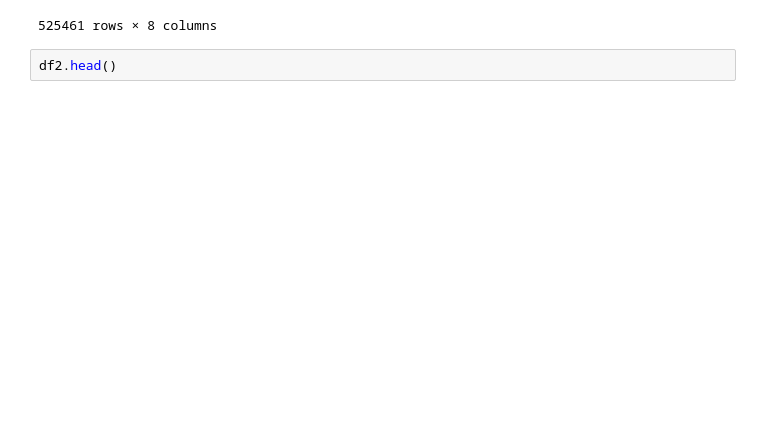
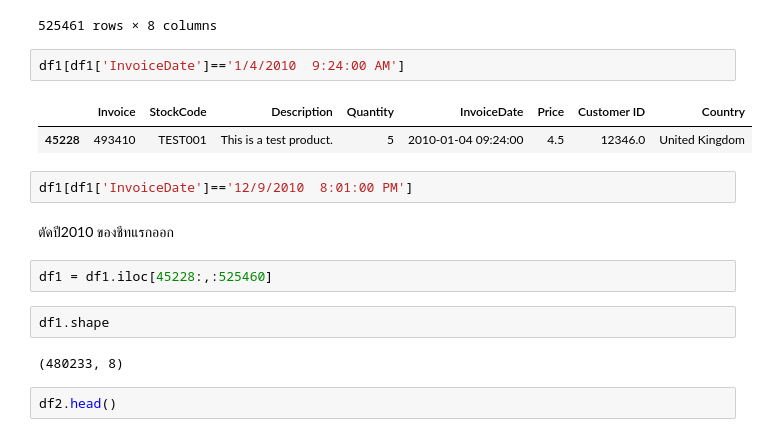
Before and after one commit to PondKann/KKU_data_mining, a Jupyter notebook: Data_Retail2_RFM.ipynb, the cells around one changed output. Cells and saved outputs as stored; diff of their text form; blank space fills up the shorter version.

```diff
--- a/Data_Retail2_RFM.ipynb
+++ b/Data_Retail2_RFM.ipynb
@@ -54,6 +54,21 @@ df1
 | 525459 | 538171 | 20970 | PINK FLORAL FELTCRAFT SHOULDER BAG | 2 | 2010-12-09 20:01:00 | 3.75 | 17530.0 | United Kingdom |
 | 525460 | 538171 | 21931 | JUMBO STORAGE BAG SUKI | 2 | 2010-12-09 20:01:00 | 1.95 | 17530.0 | United Kingdom |
 525461 rows × 8 columns
+# %%
+df1[df1['InvoiceDate']=='1/4/2010  9:24:00 AM']
+# %% [output]
+|  | Invoice | StockCode | Description | Quantity | InvoiceDate | Price | Customer ID | Country |
+| 45228 | 493410 | TEST001 | This is a test product. | 5 | 2010-01-04 09:24:00 | 4.5 | 12346.0 | United Kingdom |
+# %%
+df1[df1['InvoiceDate']=='12/9/2010  8:01:00 PM']
+# %% [markdown]
+ตัดปี2010 ของชีทแรกออก
+# %%
+df1 = df1.iloc[45228:,:525460]
+# %%
+df1.shape
+# %% [output]
+(480233, 8)
 # %%
 df2.head()
 # %% [output]
```
Also changed, not shown: parts of 41 cells of this notebook.
